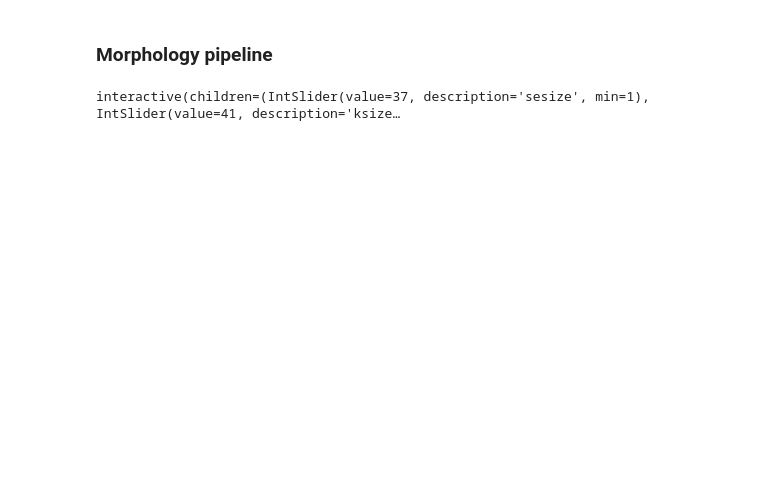
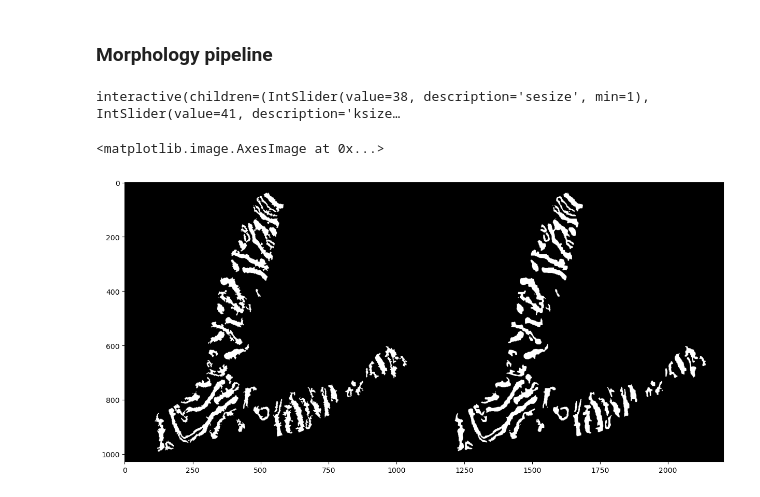
Before and after one commit to ogkristi/mitotem, a Jupyter notebook: notebooks/3-cristae-segmentation.ipynb, the cells around one changed output. Drawn from its saved outputs; the diff is of its cells as text; code cells hidden in the pictures; blank space fills up the shorter version.

```diff
--- a/notebooks/3-cristae-segmentation.ipynb
+++ b/notebooks/3-cristae-segmentation.ipynb
@@ -151,20 +141,21 @@ interactive(children=(IntSlider(value=15000, description='thres1', max=50000, st
 from src.analysis.components import open_rc, close_rc, bottomhat, bottomhat_rc, area_filter, open, close, prune, holefill, contour_smoothing, dilate_rc, double_threshold, erode_rc, seq_line_open_rc, dilate
 
 @widgets.interact(sesize=(1,100,1),ksize1=(1,200,2),ksize2=(1,200,2),type=[('cross',cv.MORPH_CROSS),('disc',cv.MORPH_ELLIPSE),('rect',cv.MORPH_RECT)],low=(0,255),up=(0,255),thres=(0,500),p=(0.01,100.,0.01))
-def morph(sesize=37,ksize1=41,ksize2=5,type=cv.MORPH_ELLIPSE,low=13,up=73,thres=87,p=0.149):
+def morph(sesize=38,ksize1=41,ksize2=5,type=cv.MORPH_ELLIPSE,low=16,up=79,thres=172,p=0.149):
     mitos, masks = crop_all_mitos(img, mask)
     i = 10
 
     m = masks[i]
-    m = cv.erode(m, kernel=cv.getStructuringElement(cv.MORPH_ELLIPSE,(41,41)))
+    m = cv.erode(m, kernel=cv.getStructuringElement(cv.MORPH_ELLIPSE,(45,45)))
     x = cv.equalizeHist(mitos[i])
 
     y = np.copy(x)
     #y = seq_line_open_rc(y, ksize2)
 
-    marker = cv.GaussianBlur(y,(65,65),0)-cv.GaussianBlur(y,(101,101),0)
+    #marker = cv.GaussianBlur(y,(65,65),0)-cv.GaussianBlur(y,(101,101),0)
 
-    y = cv.equalizeHist(bottomhat(y, 30)) # shading correction
+    y = cv.equalizeHist(bottomhat(y, sesize)) # shading correction
+    y = cv.medianBlur(y,ksize2)
 
     #y = cv.equalizeHist(bottomhat_rc(y, 21)) # shading correction
 
@@ -173,17 +164,17 @@ def morph(sesize=37,ksize1=41,ksize2=5,type=cv.MORPH_ELLIPSE,low=13,up=73,thres=
     #y = cv.inRange(y,low,up)
     y = cv.bitwise_or(y, cv.bitwise_not(m)) # remove outer membrane
 
-
+    #y = open(y,3)
     y = double_threshold(y, low, up)
 
-    y = area_filter(y,thres) # small component removal
-    #y = prune(y,26)
-    y = close(y,3)
-    contours,_ = cv.findContours(y, cv.RETR_EXTERNAL, cv.CHAIN_APPROX_NONE)
+    # y = area_filter(y,thres) # small component removal
+    # #y = prune(y,26)
+    # y = close(y,3)
+    # contours,_ = cv.findContours(y, cv.RETR_EXTERNAL, cv.CHAIN_APPROX_NONE)
 
 
-    y = np.zeros_like(y)
-    y = cv.drawContours(y, contours, -1, 255, cv.FILLED)
+    #y = np.zeros_like(y)
+    #y = cv.drawContours(y, contours, -1, 255, cv.FILLED)
     # y = close_rc(y,ksize2)
     #y = holefill(y)
     # y = contour_smoothing(y,p)
@@ -191,4 +182,23 @@ def morph(sesize=37,ksize1=41,ksize2=5,type=cv.MORPH_ELLIPSE,low=13,up=73,thres=
     plt.figure(figsize=(15,7))
     plt.imshow(np.concatenate([x,y],axis=1),cmap='gray')
 # %% [output]
-interactive(children=(IntSlider(value=37, description='sesize', min=1), IntSlider(value=41, description='ksize…
+interactive(children=(IntSlider(value=38, description='sesize', min=1), IntSlider(value=41, description='ksize…
+# %%
+src = morph()
+src = open(src,3)
+k = 13
+contours_in, _ = cv.findContours(src, cv.RETR_EXTERNAL, cv.CHAIN_APPROX_NONE)
+contours_out = [np.copy(ctr) for ctr in contours_in]
+
+for ctr_in, ctr_out in zip(contours_in,contours_out):
+    for i in range(k,len(ctr_out)):
+        ctr_out[i-1,0,0] = np.median(ctr_in[i-k:i,0,0])
+        ctr_out[i-1,0,1] = np.median(ctr_in[i-k:i,0,1])
+
+dst = np.zeros_like(src)
+dst = cv.drawContours(dst, contours_out, -1, 255, cv.FILLED)
+plt.figure(figsize=(15,7))
+plt.imshow(np.concatenate([src,dst],axis=1),cmap='gray')
+# %% [output]
+<matplotlib.image.AxesImage at 0x...>
+[figure, added]
```
Also changed, not shown: parts of 4 cells of this notebook, 20 other files.
